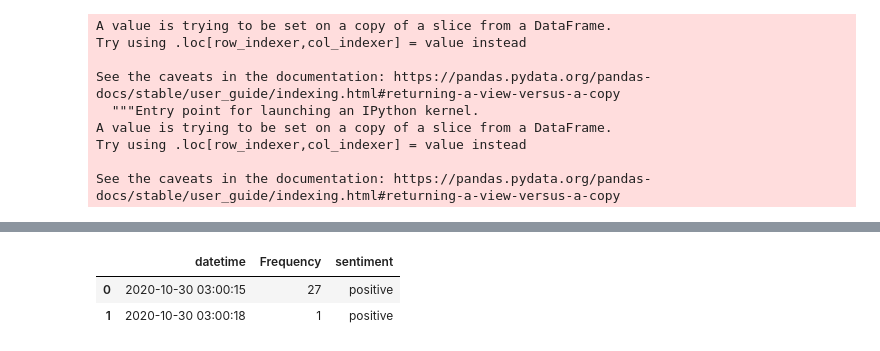
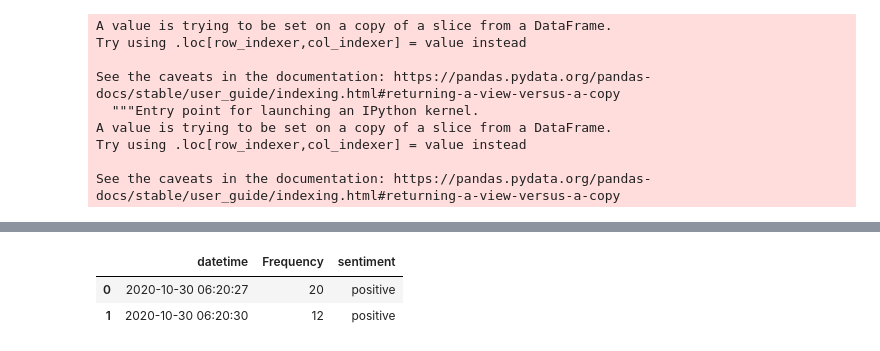
Before and after one commit to dmaheswaran1998/Final_Project, a Jupyter notebook: Jupyter_Notebooks/Editing_ML_tweets.ipynb, the cells around one changed output, grey strips where cells are left out. Saved outputs shown, nothing was run; the diff lists cells and outputs as text; code cells hidden in the pictures.

```diff
--- a/Jupyter_Notebooks/Editing_ML_tweets.ipynb
+++ b/Jupyter_Notebooks/Editing_ML_tweets.ipynb
@@ -74,6 +109,4 @@ edited=edited.drop(columns=['date'])
 # %%
 #json positive sentiment
 only_positive = edited.loc[edited["sentiment"] == "positive", :]
-positive_frequency=only_positive[["datetime", "Frequency"]]
-only_positive=positive_frequency.resample('0.05T', on='datetime').sum()
-only_positive=only_positive.reset_index()
+only_positive
@@ -79,0 +131,3 @@ only_positive=only_positive.reset_index()
+# %%
+positive_frequency=only_positive[["datetime", "Frequency", "Subject"]]
+positive_frequency.head()
@@ -80,7 +141,13 @@ only_positive=only_positive.reset_index()
+# %%
+positive_frequency_trump=positive_frequency.loc[positive_frequency["Subject"]=="Trump", :]
+positive_frequency_andrews=positive_frequency.loc[positive_frequency["Subject"]=="Andrews", :]
+# %%
+only_positive_trump=positive_frequency_trump.resample('0.05T', on='datetime').sum()
+only_positive_trump=only_positive_trump.reset_index()
 # %%
-only_positive["sentiment"]="positive"
-only_positive
+only_positive_trump["sentiment"]="positive"
+only_positive_trump
 # %% [output]
 |  | datetime | Frequency | sentiment |
-| 0 | 2020-10-30 03:00:15 | 27 | positive |
-| 1 | 2020-10-30 03:00:18 | 1 | positive |
+| 0 | 2020-10-30 06:20:27 | 20 | positive |
+| 1 | 2020-10-30 06:20:30 | 12 | positive |
```
Also changed, not shown: parts of 41 cells of this notebook, 12 other files.
